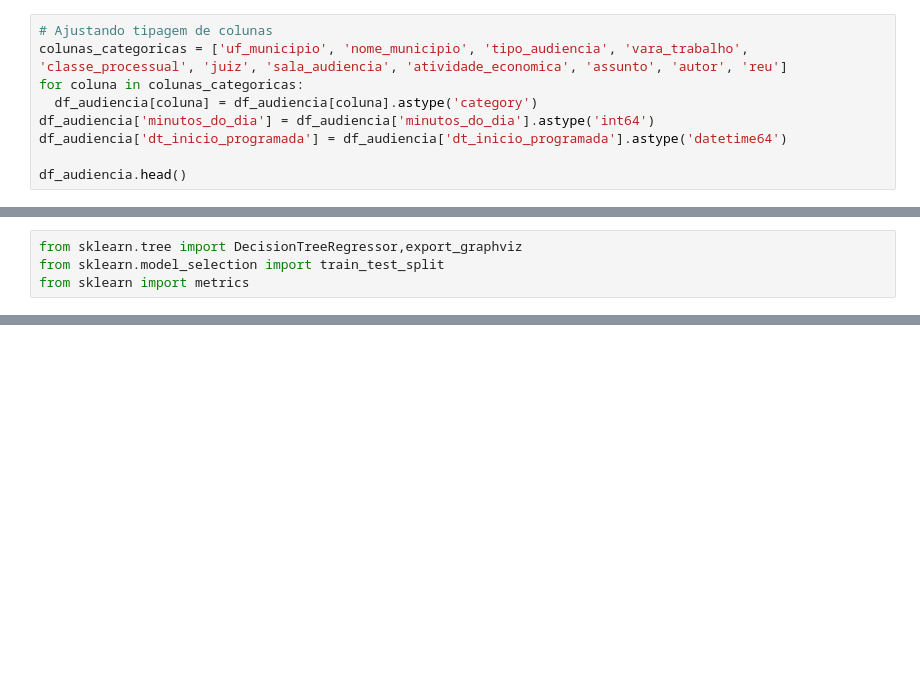
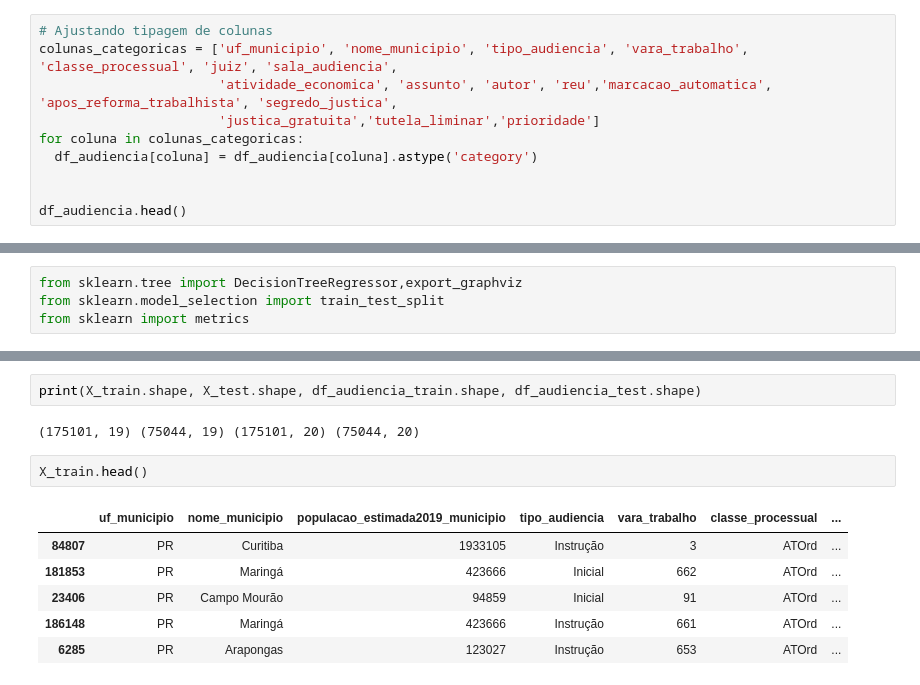
Before and after one commit to Igorgodoi/tccpucminas, a Jupyter notebook: TCCMINAS_Modelo.ipynb, the cells around one changed output, grey strips where cells are left out. Saved outputs shown, nothing was run; the diff lists cells and outputs as text; blank space fills up the shorter version.

```diff
--- a/TCCMINAS_Modelo.ipynb
+++ b/TCCMINAS_Modelo.ipynb
@@ -25,10 +29,11 @@ Drive already mounted at /content/drive; to attempt to forcibly remount, call dr
 # %%
 # Ajustando tipagem de colunas
-colunas_categoricas = ['uf_municipio', 'nome_municipio', 'tipo_audiencia', 'vara_trabalho', 'classe_processual', 'juiz', 'sala_audiencia', 'atividade_economica', 'assunto', 'autor', 'reu']
+colunas_categoricas = ['uf_municipio', 'nome_municipio', 'tipo_audiencia', 'vara_trabalho', 'classe_processual', 'juiz', 'sala_audiencia',
+                       'atividade_economica', 'assunto', 'autor', 'reu','marcacao_automatica', 'apos_reforma_trabalhista', 'segredo_justica',
+                       'justica_gratuita','tutela_liminar','prioridade']
 for coluna in colunas_categoricas:
   df_audiencia[coluna] = df_audiencia[coluna].astype('category')
-df_audiencia['minutos_do_dia'] = df_audiencia['minutos_do_dia'].astype('int64')
-df_audiencia['dt_inicio_programada'] = df_audiencia['dt_inicio_programada'].astype('datetime64')
+
 
 df_audiencia.head()
 # %% [output]
@@ -160,0 +75,13 @@ feat_importances.plot(kind='barh')
+# %%
+print(X_train.shape, X_test.shape, df_audiencia_train.shape, df_audiencia_test.shape)
+# %% [output]
+(175101, 19) (75044, 19) (175101, 20) (75044, 20)
+# %%
+X_train.head()
+# %% [output]
+|  | uf_municipio | nome_municipio | populacao_estimada2019_municipio | tipo_audiencia | vara_trabalho | classe_processual | ... |
+| 84807 | PR | Curitiba | 1933105 | Instrução | 3 | ATOrd | ... |
+| 181853 | PR | Maringá | 423666 | Inicial | 662 | ATOrd | ... |
+| 23406 | PR | Campo Mourão | 94859 | Inicial | 91 | ATOrd | ... |
+| 186148 | PR | Maringá | 423666 | Instrução | 661 | ATOrd | ... |
+| 6285 | PR | Arapongas | 123027 | Instrução | 653 | ATOrd | ... |
```
Also changed, not shown: parts of 70 cells of this notebook.
